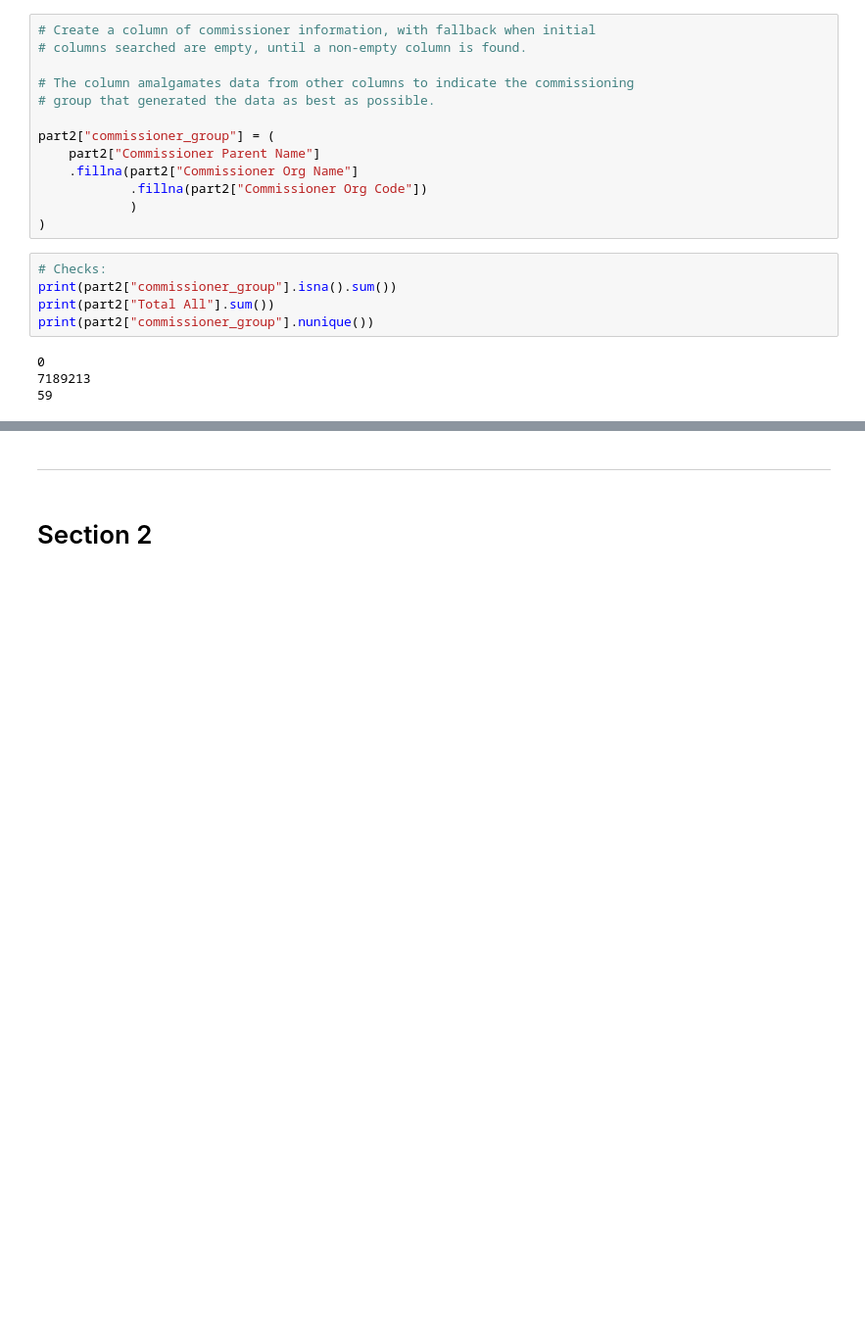
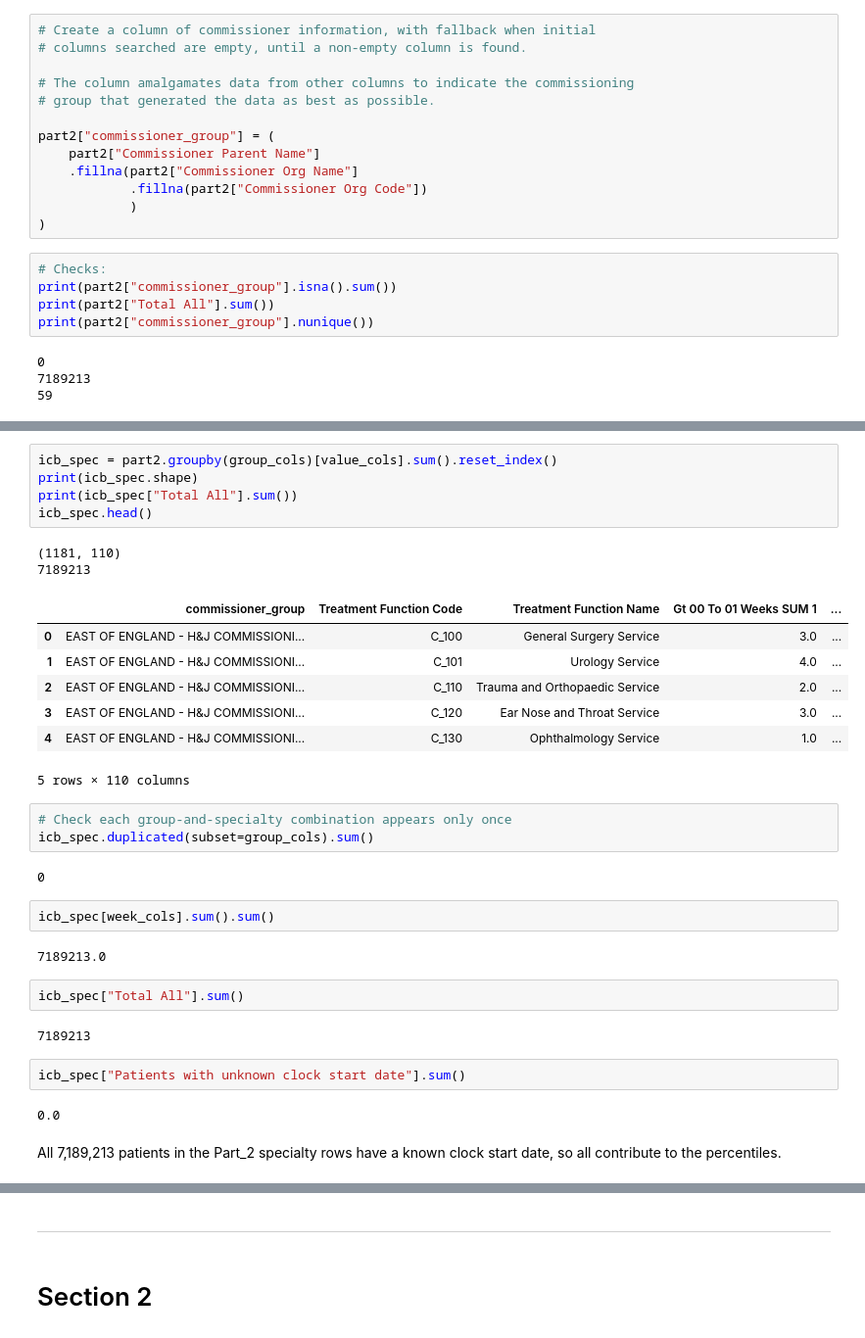
Before and after one commit to ImaginationDeadImagine/nhs-rtt-waiting-times-dashboard, a Jupyter notebook: jupyter_notebooks/01_load_and_clean.ipynb, the cells around one changed output, grey strips where cells are left out. Shown at 98% size. Saved outputs shown, nothing was run; the diff lists cells and outputs as text; blank space fills up the shorter version.

```diff
--- a/jupyter_notebooks/01_load_and_clean.ipynb
+++ b/jupyter_notebooks/01_load_and_clean.ipynb
@@ -169,0 +200,34 @@ print(part2["commissioner_group"].nunique())
+# %%
+icb_spec = part2.groupby(group_cols)[value_cols].sum().reset_index()
+print(icb_spec.shape)
+print(icb_spec["Total All"].sum())
+icb_spec.head()
+# %% [output]
+(1181, 110)
+7189213
+|  | commissioner_group | Treatment Function Code | Treatment Function Name | Gt 00 To 01 Weeks SUM 1 | ... |
+| 0 | EAST OF ENGLAND - H&J COMMISSIONI... | C_100 | General Surgery Service | 3.0 | ... |
+| 1 | EAST OF ENGLAND - H&J COMMISSIONI... | C_101 | Urology Service | 4.0 | ... |
+| 2 | EAST OF ENGLAND - H&J COMMISSIONI... | C_110 | Trauma and Orthopaedic Service | 2.0 | ... |
+| 3 | EAST OF ENGLAND - H&J COMMISSIONI... | C_120 | Ear Nose and Throat Service | 3.0 | ... |
+| 4 | EAST OF ENGLAND - H&J COMMISSIONI... | C_130 | Ophthalmology Service | 1.0 | ... |
+5 rows × 110 columns
+# %%
+# Check each group-and-specialty combination appears only once
+icb_spec.duplicated(subset=group_cols).sum()
+# %% [output]
+0
+# %%
+icb_spec[week_cols].sum().sum()
+# %% [output]
+7189213.0
+# %%
+icb_spec["Total All"].sum()
+# %% [output]
+7189213
+# %%
+icb_spec["Patients with unknown clock start date"].sum()
+# %% [output]
+0.0
+# %% [markdown]
+All 7,189,213 patients in the Part_2 specialty rows have a known clock start date, so all contribute to the percentiles.
```
Also changed, not shown: parts of 9 cells of this notebook, 1 other file.
